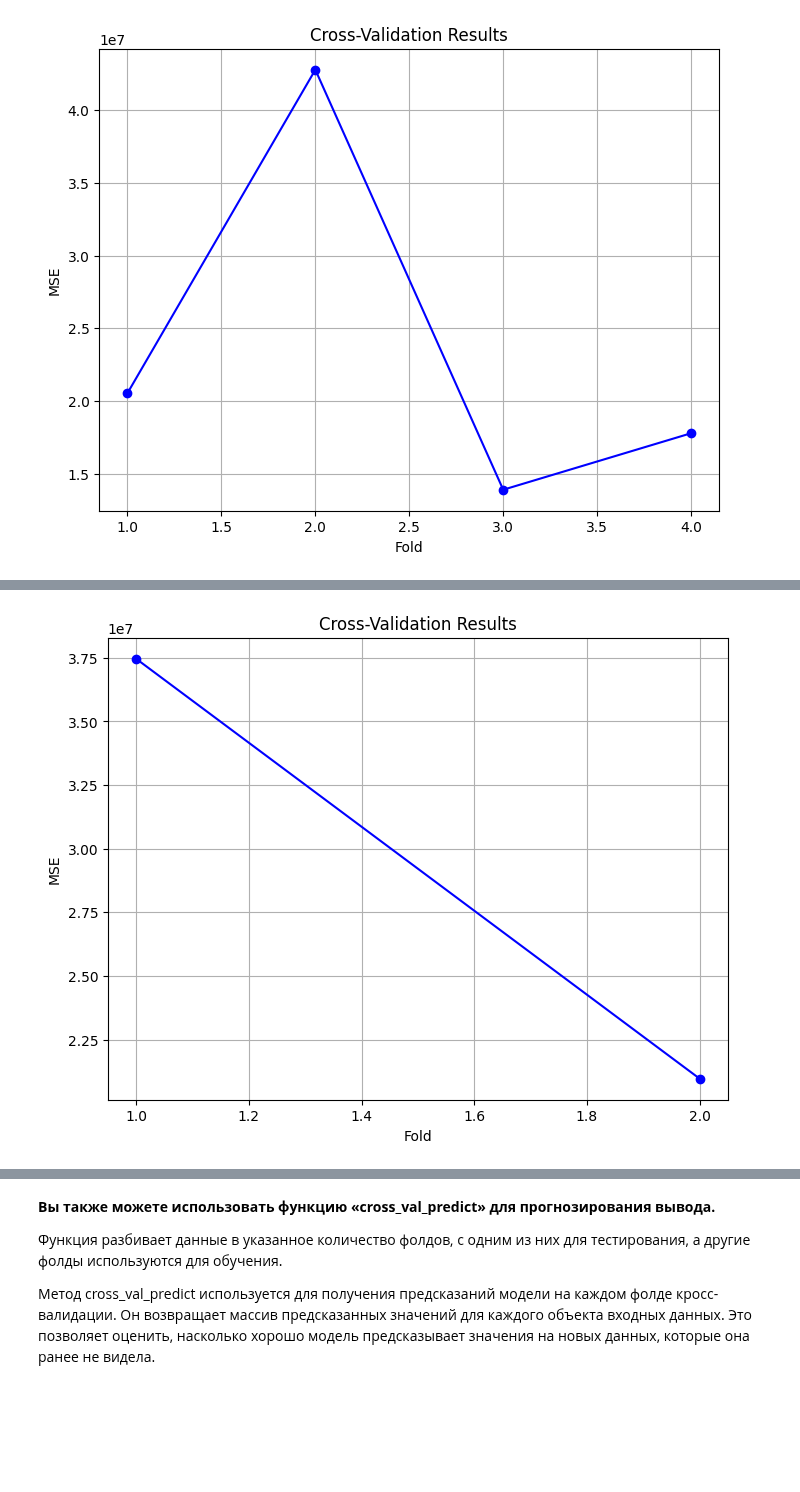
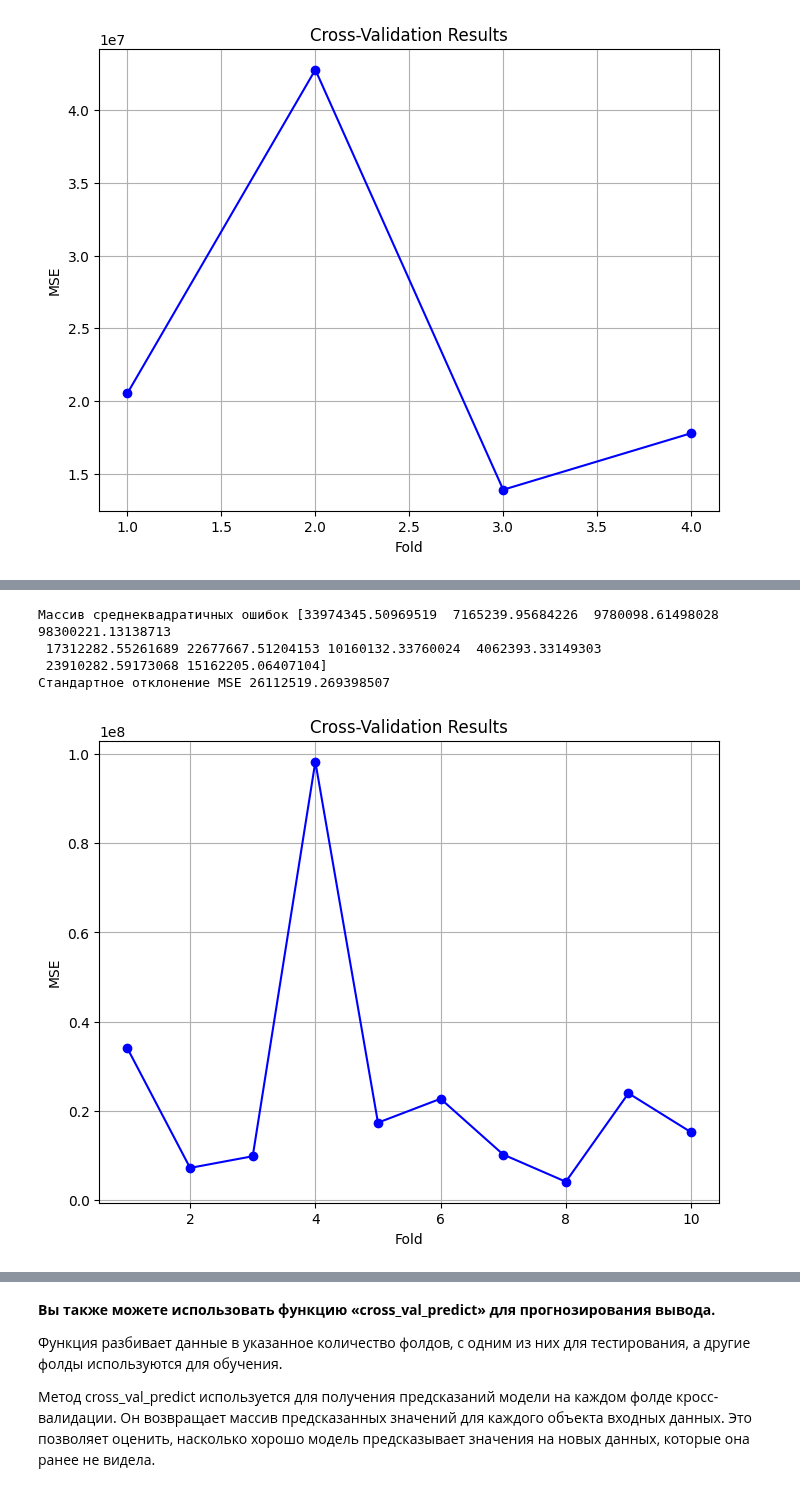
Before and after one commit to MrsMystique/python-repo, a Jupyter notebook: DataAnalysis/analisys for prediction/Labs/Шаг5 Оценка модели и уточнения.ipynb, the cells around one changed output, grey strips where cells are left out. Saved outputs shown, nothing was run; the diff lists cells and outputs as text; code cells hidden in the pictures; blank space fills up the shorter version.

```diff
--- a/DataAnalysis/analisys for prediction/Labs/Шаг5 Оценка модели и уточнения.ipynb
+++ b/DataAnalysis/analisys for prediction/Labs/Шаг5 Оценка модели и уточнения.ipynb
@@ -385,15 +409,20 @@ r^2 для первого фолда = 0.5888895049992859 и r^2 для втор
 # %%
 # Преобразуем отрицательные значения MSE в положительные
-mse_scores = -1 * cross_val_score(lre, x_data[['horsepower']], y_data, cv=2, scoring='neg_mean_squared_error')
-
+mse_scores = -1 * cross_val_score(lre, x_data[['horsepower']], y_data, cv=10, scoring='neg_mean_squared_error')
+print("Массив среднеквадратичных ошибок",mse_scores)
+print("Стандартное отклонение MSE", mse_scores.std())
 # Создаем график
 plt.figure(figsize=(8, 6))
 # количество фолдов должно быть равно количеству рэнджей
-plt.plot(range(1, 3), mse_scores, marker='o', linestyle='-', color='b')
+plt.plot(range(1, 11), mse_scores, marker='o', linestyle='-', color='b')
 plt.xlabel('Fold')
 plt.ylabel('MSE')
 plt.title('Cross-Validation Results')
 plt.grid(True)
 plt.show()
 # %% [output]
+Массив среднеквадратичных ошибок [33974345.50969519  7165239.95684226  9780098.61498028 98300221.13138713
+ 17312282.55261689 22677667.51204153 10160132.33760024  4062393.33149303
+ 23910282.59173068 15162205.06407104]
+Стандартное отклонение MSE 26112519.269398507
-[figure, old version]
+[figure, new version]
```
Also changed, not shown: parts of 25 cells of this notebook.
